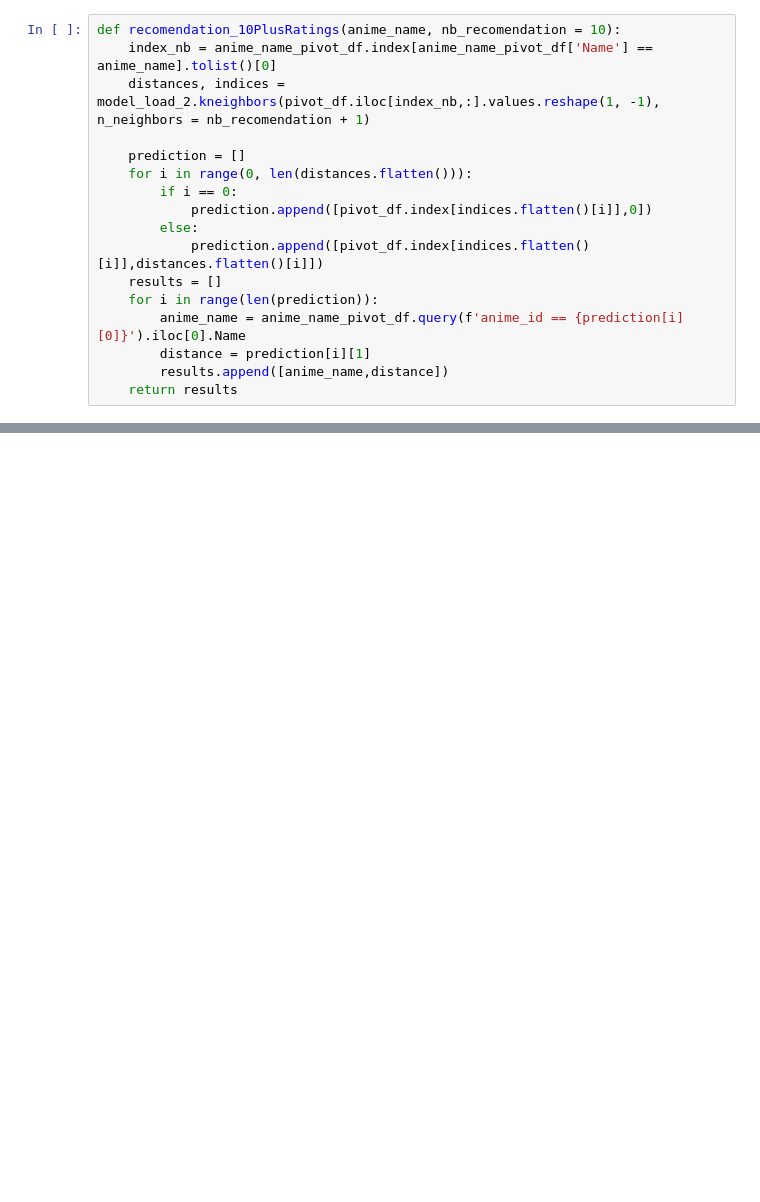
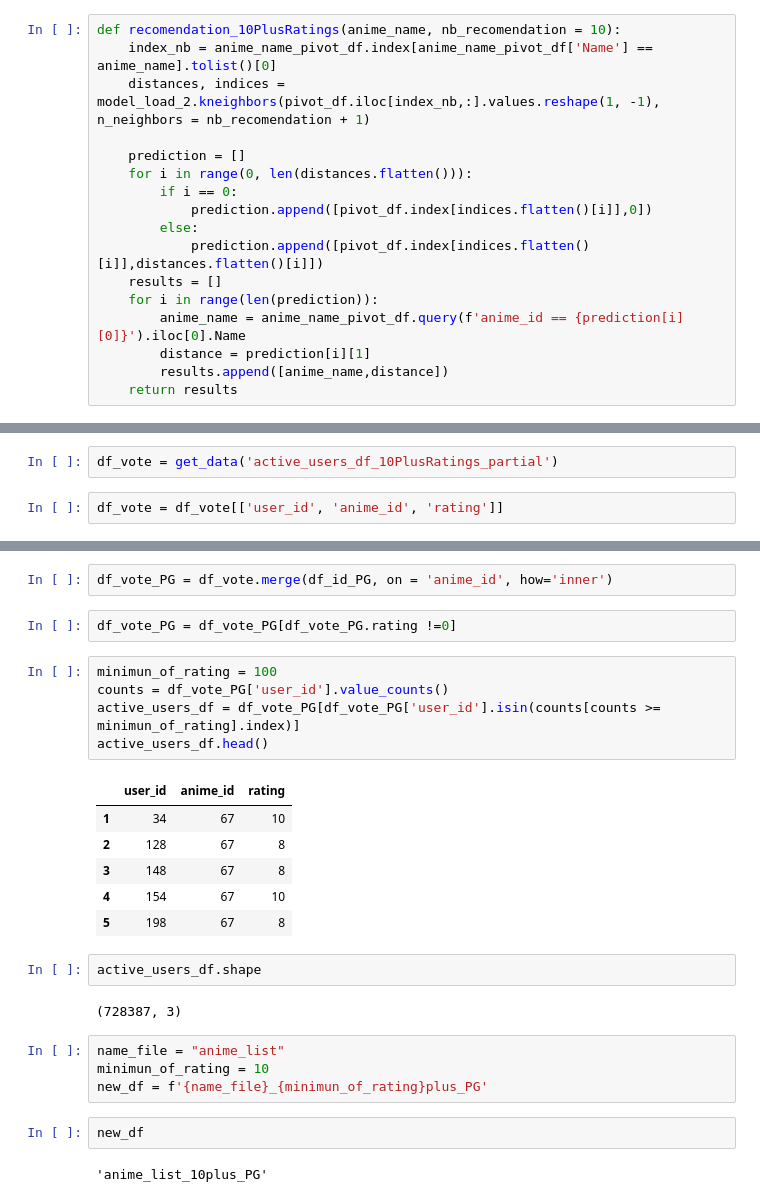
Before and after one commit to mijkami/Anime_Map, a Jupyter notebook: notebooks/prep before google.ipynb, the cells around one changed output, grey strips where cells are left out. Cells and saved outputs as stored; diff of their text form; blank space fills up the shorter version.

```diff
--- a/notebooks/prep before google.ipynb
+++ b/notebooks/prep before google.ipynb
@@ -198,0 +219,4 @@ joblib.load('../data/anime_name_pivot_df.joblib')
+# %%
+df_vote = get_data('active_users_df_10PlusRatings_partial')
+# %%
+df_vote = df_vote[['user_id', 'anime_id', 'rating']]
@@ -198,0 +227,28 @@ joblib.load('../data/anime_name_pivot_df.joblib')
+# %%
+df_vote_PG = df_vote.merge(df_id_PG, on = 'anime_id', how='inner')
+# %%
+df_vote_PG = df_vote_PG[df_vote_PG.rating !=0]
+# %%
+minimun_of_rating = 100
+counts = df_vote_PG['user_id'].value_counts()
+active_users_df = df_vote_PG[df_vote_PG['user_id'].isin(counts[counts >= minimun_of_rating].index)]
+active_users_df.head()
+# %% [output]
+|  | user_id | anime_id | rating |
+| 1 | 34 | 67 | 10 |
+| 2 | 128 | 67 | 8 |
+| 3 | 148 | 67 | 8 |
+| 4 | 154 | 67 | 10 |
+| 5 | 198 | 67 | 8 |
+# %%
+active_users_df.shape
+# %% [output]
+(728387, 3)
+# %%
+name_file = "anime_list"
+minimun_of_rating = 10
+new_df = f'{name_file}_{minimun_of_rating}plus_PG'
+# %%
+new_df
+# %% [output]
+'anime_list_10plus_PG'
```
Also changed, not shown: parts of 12 cells of this notebook, 2 other files.
